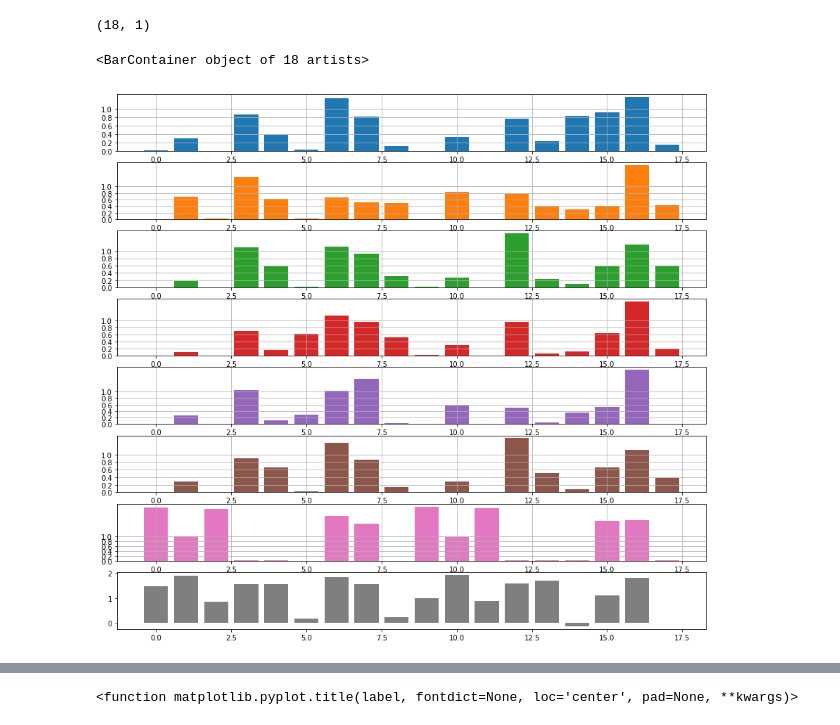
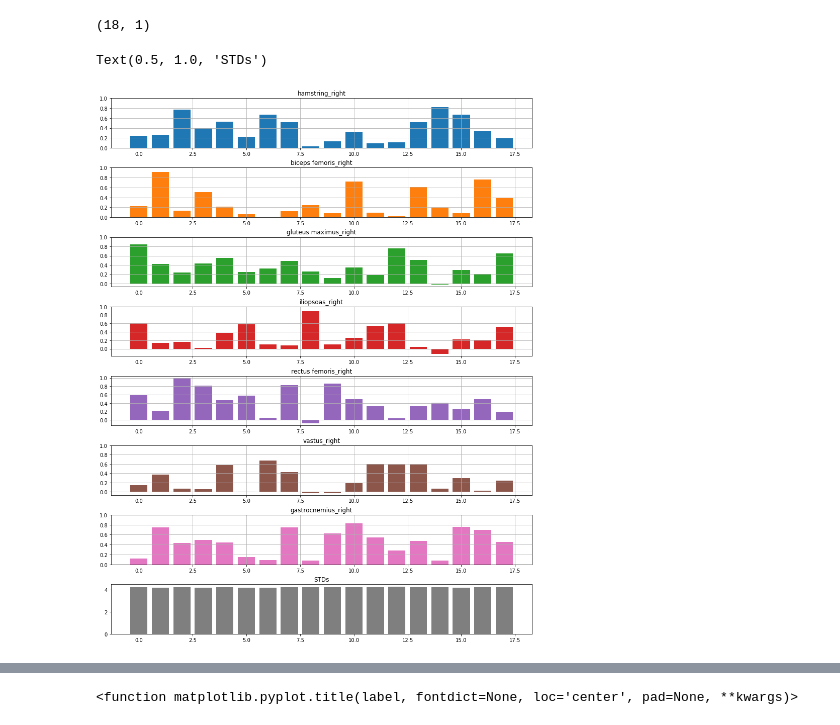
Before and after one commit to clvcooke/pytorch-a2c-ppo-acktr, a Jupyter notebook: OSIM-RL Quickstart.ipynb, the cells around one changed output, grey strips where cells are left out. Saved outputs shown, nothing was run; the diff lists cells and outputs as text; code cells hidden in the pictures.

```diff
--- a/OSIM-RL Quickstart.ipynb
+++ b/OSIM-RL Quickstart.ipynb
@@ -61,22 +232,26 @@ stds.numpy().shape
 # %% [output]
 (18, 1)
 # %%
-model_path = 'trained_models/ppo/skelefactor_walk_good_bio_positive_enforcement_fact7.pt'
+model_path = 'trained_models/skelefactor_montecarlo_bern.pt'
 data = torch.load(model_path)
 weight = data[0].state_dict()['dist.fc_mean.weight'].numpy()
 stds = data[0].state_dict()['dist.logstd._bias']
 sparse = weight.copy()
-fig, axs = plt.subplots(nrows = sparse.shape[1]+1, ncols=1, figsize=(15,sparse.shape[1]*2))
+fig, axs = plt.subplots(nrows = sparse.shape[1]+1, ncols=1, figsize=(15,sparse.shape[1]*2.8))
 for i in range(sparse.shape[1]):
 #     plt.figure()
     axs[i].bar(np.arange(0, 18), sparse[:,i], color='C' +str(i))
     axs[i].set_yticks(np.arange(0, 1.2, 0.2))
+    mn = muscle_names[i]
+    axs[i].set_title(mn)
     axs[i].grid()
 #     break
+plt.subplots_adjust(hspace=0.4)
 axs[-1].bar(np.arange(0, 18), stds[:,0], color='C' + str(i+1))
+axs[-1].set_title("STDs")
 # %% [output]
-<BarContainer object of 18 artists>
+Text(0.5, 1.0, 'STDs')
-[figure, old version]
+[figure, new version]
 # %%
 fig, axs = plt.subplots(nrows=1, ncols=7, figsize=(5,10))
 for i in range(7):
```
Also changed, not shown: parts of 31 cells of this notebook, 5 other files.
